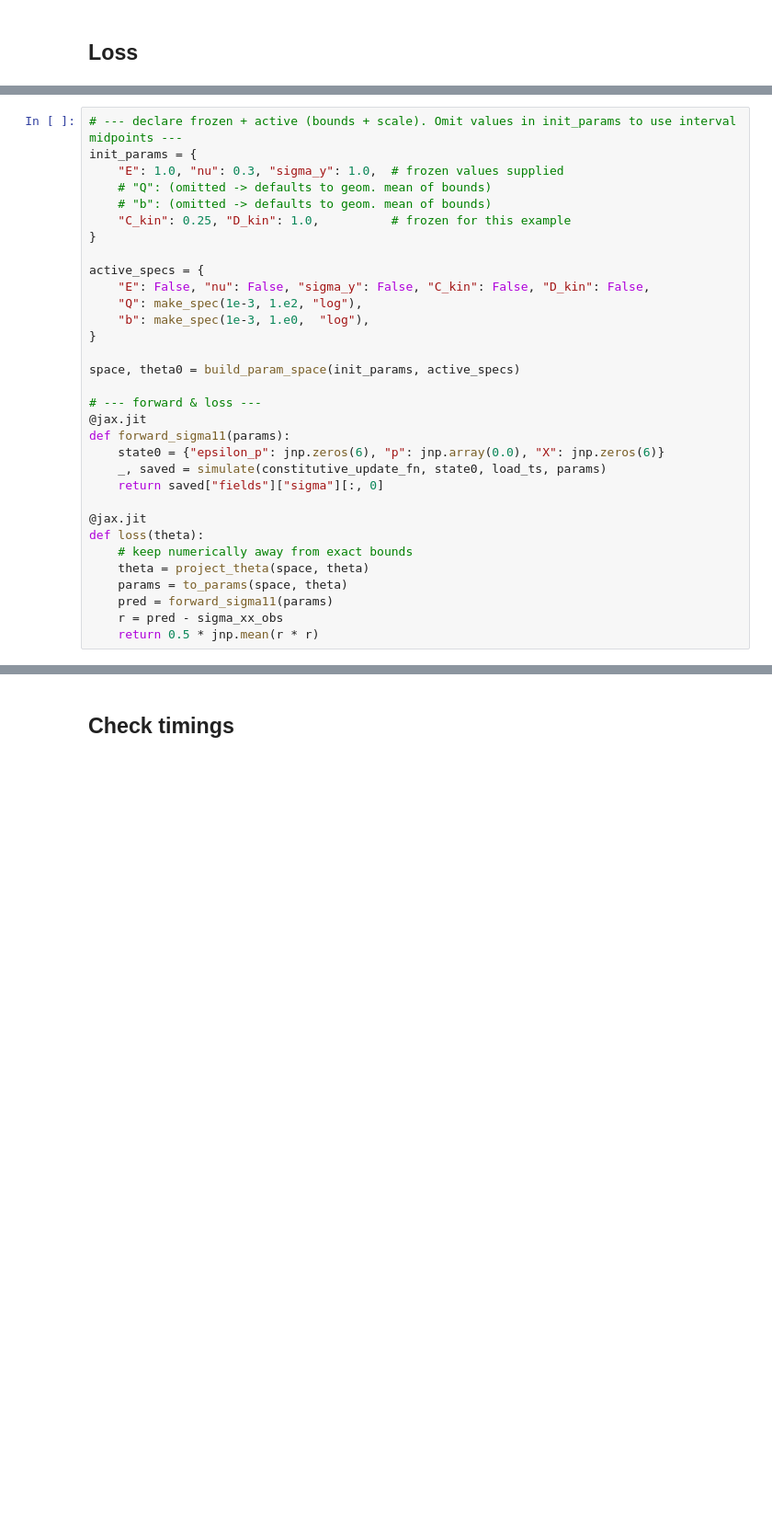
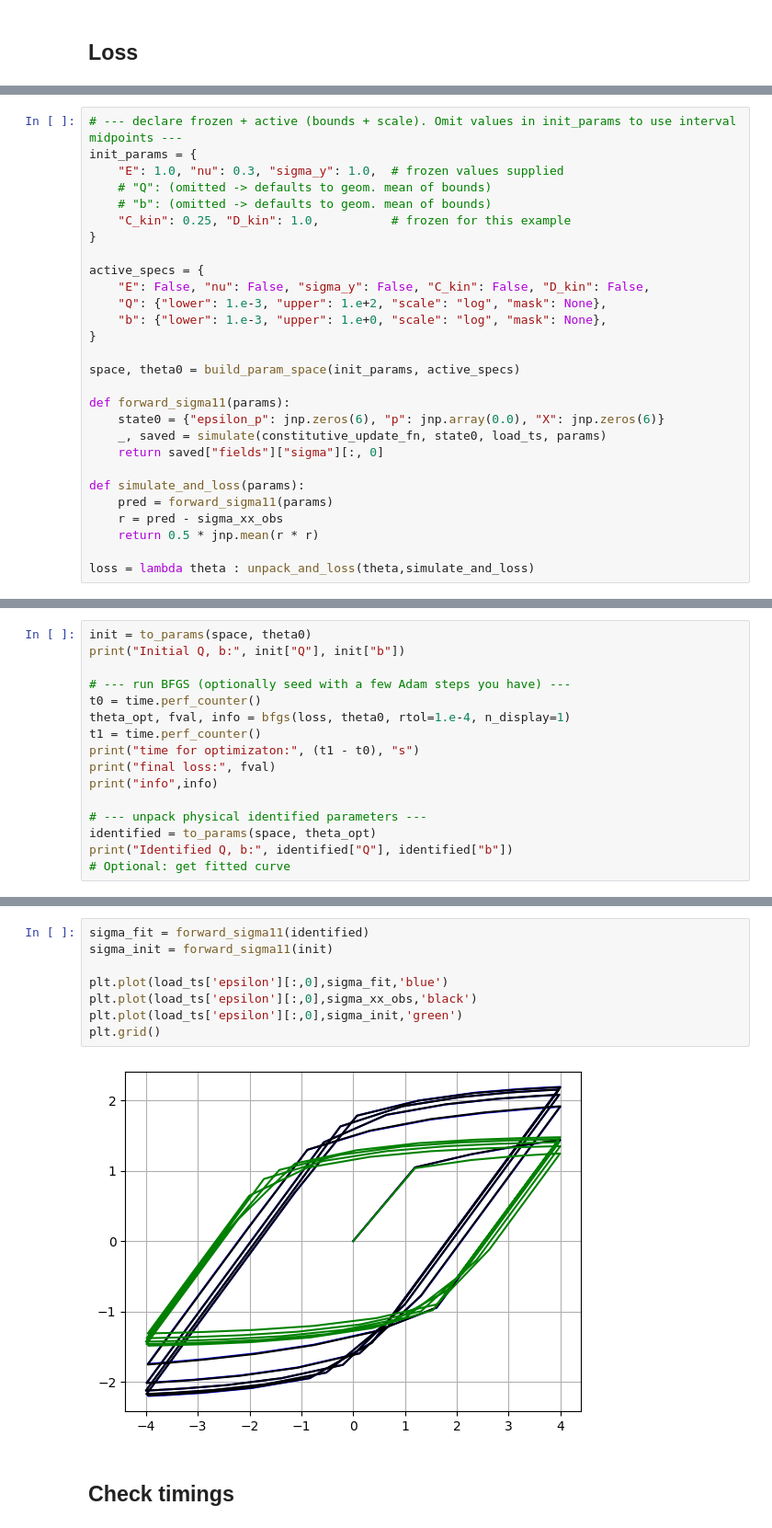
Before and after one commit to kerfriden/jax_constitutive_law, a Jupyter notebook: jax_cl_3.ipynb, the cells around one changed output, grey strips where cells are left out. Shown at 92% size. Saved outputs shown, nothing was run; the diff lists cells and outputs as text; blank space fills up the shorter version.

```diff
--- a/jax_cl_3.ipynb
+++ b/jax_cl_3.ipynb
@@ -2242,24 +2245,20 @@ init_params = {
 
 active_specs = {
     "E": False, "nu": False, "sigma_y": False, "C_kin": False, "D_kin": False,
-    "Q": make_spec(1e-3, 1.e2, "log"),
-    "b": make_spec(1e-3, 1.e0,  "log"),
+    "Q": {"lower": 1.e-3, "upper": 1.e+2, "scale": "log", "mask": None},
+    "b": {"lower": 1.e-3, "upper": 1.e+0, "scale": "log", "mask": None},
 }
 
 space, theta0 = build_param_space(init_params, active_specs)
 
-# --- forward & loss ---
-@jax.jit
 def forward_sigma11(params):
     state0 = {"epsilon_p": jnp.zeros(6), "p": jnp.array(0.0), "X": jnp.zeros(6)}
     _, saved = simulate(constitutive_update_fn, state0, load_ts, params)
     return saved["fields"]["sigma"][:, 0]
 
-@jax.jit
-def loss(theta):
-    # keep numerically away from exact bounds
-    theta = project_theta(space, theta)
-    params = to_params(space, theta)
+def simulate_and_loss(params):
     pred = forward_sigma11(params)
     r = pred - sigma_xx_obs
     return 0.5 * jnp.mean(r * r)
+
+loss = lambda theta : unpack_and_loss(theta,simulate_and_loss)
@@ -2265,0 +2267,16 @@ def loss(theta):
+# %%
+init = to_params(space, theta0)
+print("Initial Q, b:", init["Q"], init["b"])
+
+# --- run BFGS (optionally seed with a few Adam steps you have) ---
+t0 = time.perf_counter()
+theta_opt, fval, info = bfgs(loss, theta0, rtol=1.e-4, n_display=1)
+t1 = time.perf_counter()
+print("time for optimizaton:", (t1 - t0), "s")
+print("final loss:", fval)
+print("info",info)
+
+# --- unpack physical identified parameters ---
+identified = to_params(space, theta_opt)
+print("Identified Q, b:", identified["Q"], identified["b"])
+# Optional: get fitted curve
@@ -2266,3 +2301,13 @@ def loss(theta):
+# %%
+sigma_fit = forward_sigma11(identified)
+sigma_init = forward_sigma11(init)
+
+plt.plot(load_ts['epsilon'][:,0],sigma_fit,'blue')
+plt.plot(load_ts['epsilon'][:,0],sigma_xx_obs,'black')
+plt.plot(load_ts['epsilon'][:,0],sigma_init,'green')
+plt.grid()
+# %% [output]
+[figure, added]
 # %% [markdown]
 ## Check timings
 # %%
```
Also changed, not shown: parts of 16 cells of this notebook.
